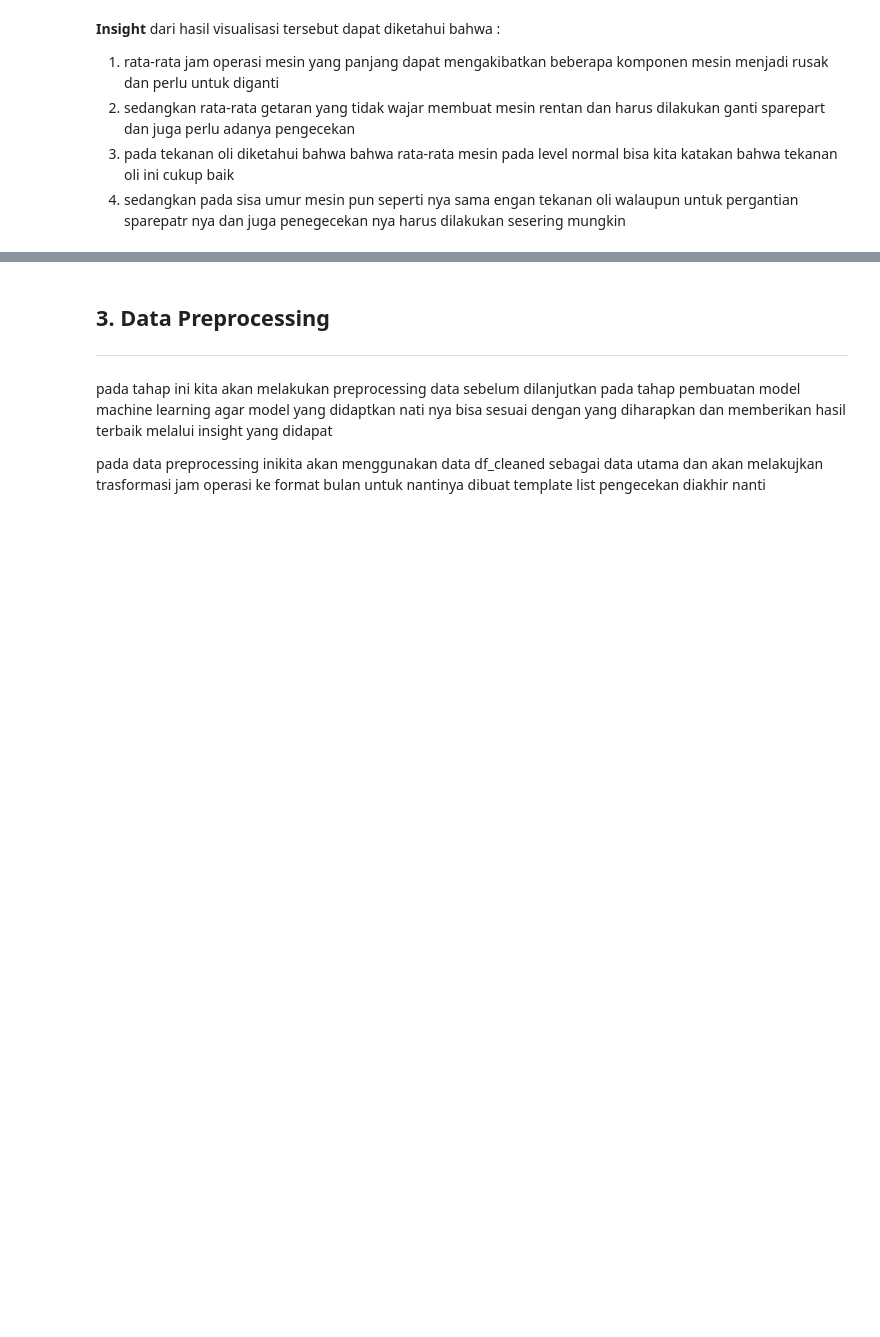
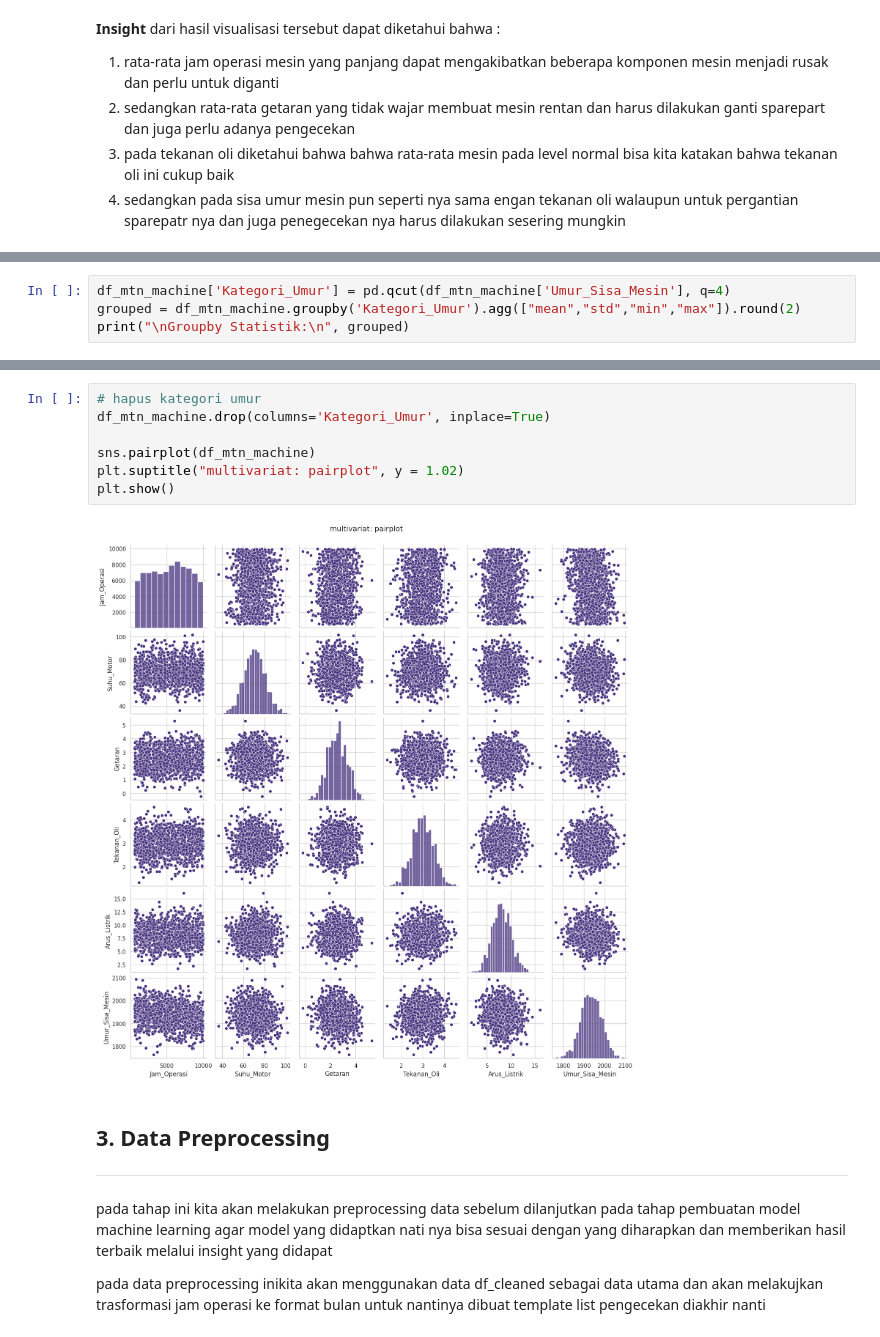
Before and after one commit to BlackBox-Ops/prediksi-estimasi-perbaikan-mesin, a Jupyter notebook: DS Series Prediksi dan Estimasi Perbaikan Mesin.ipynb, the cells around one changed output, grey strips where cells are left out. Cells and saved outputs as stored; diff of their text form; blank space fills up the shorter version.

```diff
--- a/DS Series Prediksi dan Estimasi Perbaikan Mesin.ipynb
+++ b/DS Series Prediksi dan Estimasi Perbaikan Mesin.ipynb
@@ -630,0 +643,4 @@ pada tahap ini kita akan mulai dari konversi fitur jam operasi ke bentuk bulan o
+# %%
+df_mtn_machine['Kategori_Umur'] = pd.qcut(df_mtn_machine['Umur_Sisa_Mesin'], q=4)
+grouped = df_mtn_machine.groupby('Kategori_Umur').agg(["mean","std","min","max"]).round(2)
+print("\nGroupby Statistik:\n", grouped)
@@ -631,3 +669,12 @@ pada tahap ini kita akan mulai dari konversi fitur jam operasi ke bentuk bulan o
+# %%
+# hapus kategori umur
+df_mtn_machine.drop(columns='Kategori_Umur', inplace=True)
+
+sns.pairplot(df_mtn_machine)
+plt.suptitle("multivariat: pairplot", y = 1.02)
+plt.show()
+# %% [output]
+[figure, added]
 # %% [markdown]
 ## 3. Data Preprocessing
 ---
```
Also changed, not shown: parts of 31 cells of this notebook.
